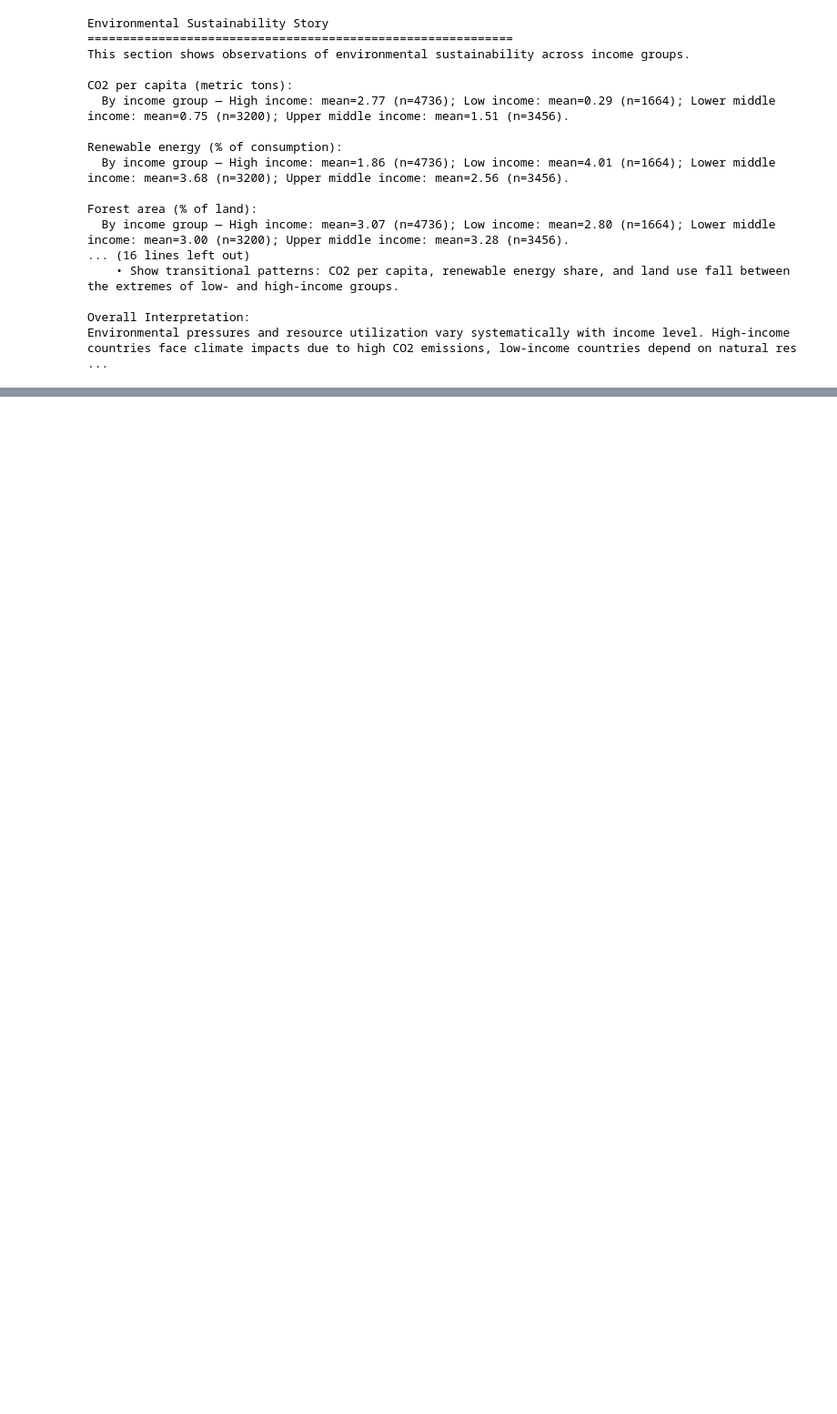
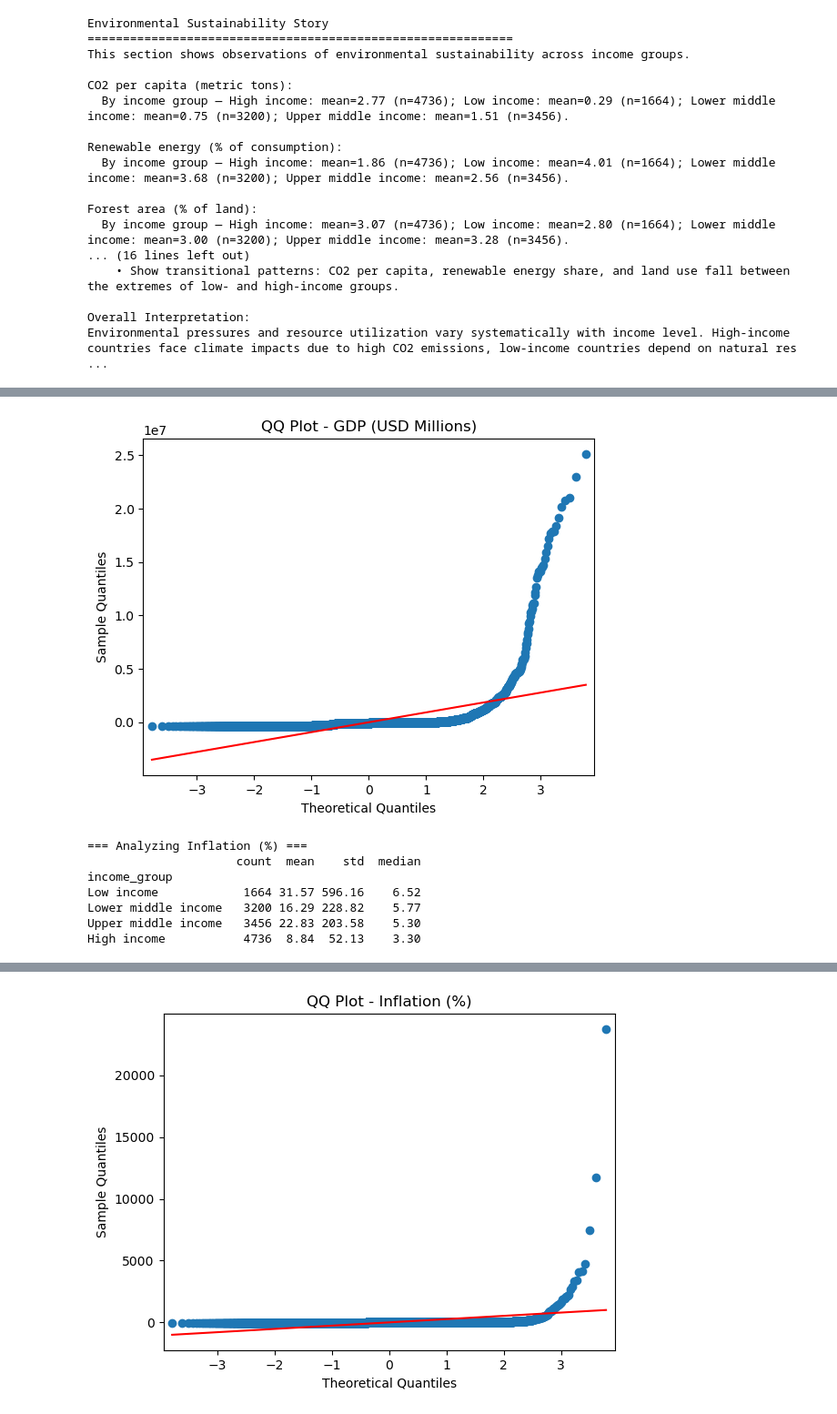
Before and after one commit to StefanFSmid/ASDA_2025_Group_3_Porfolio, a Jupyter notebook: notebooks/week_05_group_3_notebook.ipynb, the cells around one changed output, grey strips where cells are left out. Shown at 91% size. Cells and saved outputs as stored; diff of their text form; code cells hidden in the pictures; blank space fills up the shorter version.

```diff
--- a/notebooks/week_05_group_3_notebook.ipynb
+++ b/notebooks/week_05_group_3_notebook.ipynb
@@ -1620,0 +2060,71 @@ Environmental pressures and resource utilization vary systematically with income
+# %%
+#Clean income group names
+cleanmerged_df['income_group'] = cleanmerged_df['income_group'].str.strip()
+cleanmerged_df['income_group'] = pd.Categorical(
+    cleanmerged_df['income_group'],
+    categories=['Low income','Lower middle income','Upper middle income','High income'],
+    ordered=True
+)
+# %%
+#Selecting economic indicators
+econ_indicators = {
+    'gdp_current_usd_M': 'GDP (USD Millions)',
+    'inflation_yr_pct': 'Inflation (%)',
+    'tax_revenue_pct': 'Tax Revenue (% of GDP)'
+}
+# %%
+#Loop through indicators
+for col, label in econ_indicators.items():
+    print(f"\n=== Analyzing {label} ===")
+    data = cleanmerged_df[['income_group', col]].dropna()
+
+    # Summary statistics
+    summary_df = data.groupby('income_group')[col].agg(['count','mean','std','median'])
+    results[col] = {'summary': summary_df}
+    print(summary_df, "\n")
+
+    #Plotly Boxplot
+    fig = px.box(
+        data,
+        x='income_group',
+        y=col,
+        color='income_group',
+        points='all',
+        hover_data=['income_group'],
+        color_discrete_map=palette,
+        title=f"{label} by Income Group"
+    )
+    if col == 'gdp_current_usd_M':
+        fig.update_yaxes(type='log', title=f"{label} (log scale)")
+    else:
+        fig.update_yaxes(title=label)
+    fig.update_xaxes(title="Income Group")
+    fig.show()
+
+    #Normality check
+    stat, pval = shapiro(data[col])
+    print(f"Shapiro-Wilk test p-value: {pval:.4f}")
+
+    # Variance check
+    groups = [g[col].values for _, g in data.groupby('income_group')]
+    lev_stat, lev_p = levene(*groups)
+    print(f"Levene test p-value (equal variances): {lev_p:.4f}")
+
+    #ANOVA
+    model = ols(f'{col} ~ C(income_group)', data=data).fit()
+    anova_table = anova_lm(model, typ=2)
+    print("\nANOVA results:")
+    print(anova_table)
+    results[col]['anova'] = anova_table
+
+    #Tukey post-hoc
+    tukey = pairwise_tukeyhsd(endog=data[col], groups=data['income_group'], alpha=0.05)
+    print("\nTukey post-hoc results:")
+    print(tukey.summary())
+    results[col]['tukey'] = tukey.summary()
+
+    #QQ plot of residuals
+    sm.qqplot(model.resid, line='s')
+    plt.title(f"QQ Plot - {label}")
+    plt.show()
+# %% [output]
@@ -1620,0 +2159,8 @@ Environmental pressures and resource utilization vary systematically with income
+[figure, added]
+=== Analyzing Inflation (%) ===
+                     count  mean    std  median
+income_group
+Low income            1664 31.57 596.16    6.52
+Lower middle income   3200 16.29 228.82    5.77
+Upper middle income   3456 22.83 203.58    5.30
+High income           4736  8.84  52.13    3.30
@@ -1620,0 +2188 @@ Environmental pressures and resource utilization vary systematically with income
+[figure, added]
```
Also changed, not shown: parts of 45 cells of this notebook, 1 other file.
